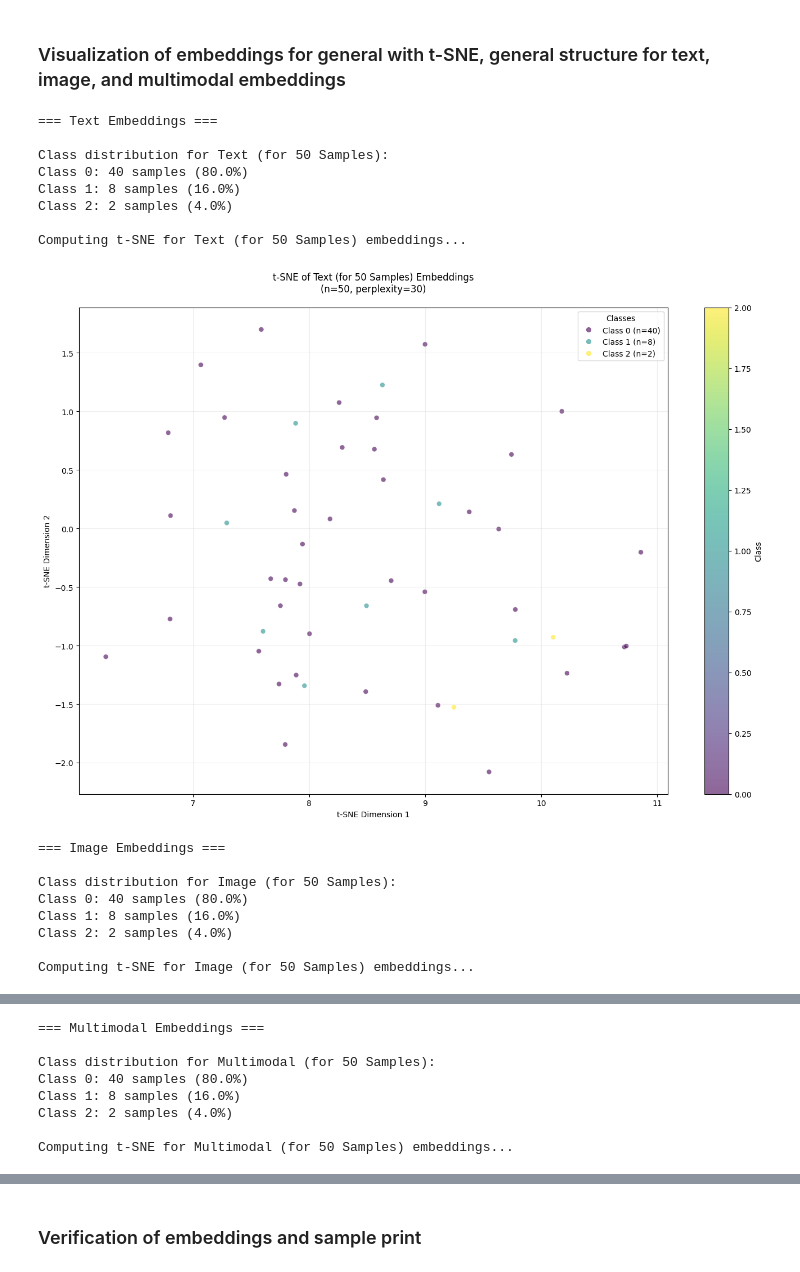
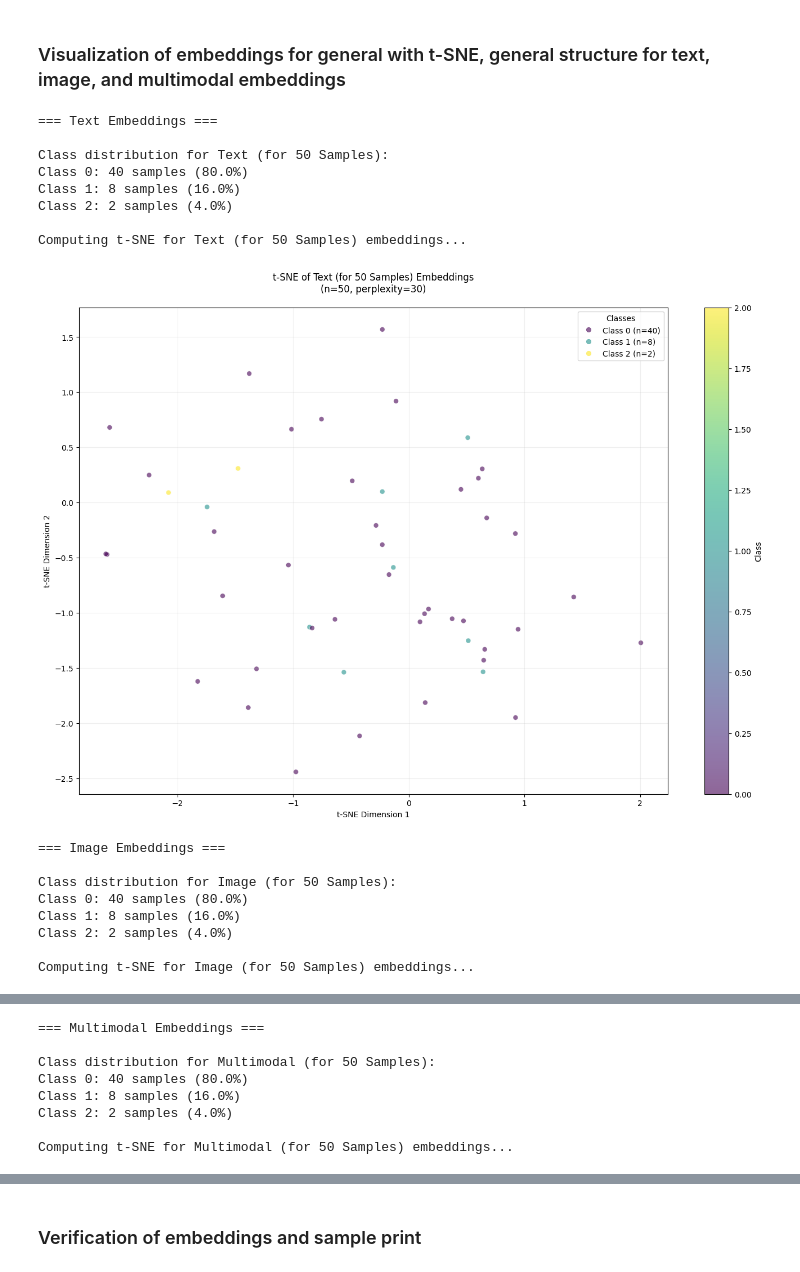
Before and after one commit to abhiverse01/hatespeech-multimodal-detection, a Jupyter notebook: notebooks/5_multimodal_dataset_embeddings.ipynb, the cells around one changed output, grey strips where cells are left out. Drawn from its saved outputs; the diff is of its cells as text; code cells hidden in the pictures.

```diff
--- a/notebooks/5_multimodal_dataset_embeddings.ipynb
+++ b/notebooks/5_multimodal_dataset_embeddings.ipynb
@@ -24,11 +27,36 @@ class Config:
 
 os.makedirs(Config.embed_save_dir, exist_ok=True)
+# %%
+# Using the MultiModalDataset class defined in the notebook 4
+class MultiModalDataset(Dataset):
+    def __init__(self, dataframe):
+        self.dataframe = dataframe
+
+    def __len__(self):
+        return len(self.dataframe)
+
+    def __getitem__(self, idx):
+        row = self.dataframe.iloc[idx]
+
+        # Load pre-saved tensors from files
+        input_ids = torch.load(os.path.join("dataset", row["input_ids"])).squeeze(0)
+        attention_mask = torch.load(os.path.join("dataset", row["attention_mask"])).squeeze(0)
+
+        # Load image
+        image = torch.load(row["transformed_image_path"])
+
+        # Labels
+        labels = torch.tensor(row["labels"], dtype=torch.float)
+
+        return input_ids, attention_mask, image, labels
 # %% [markdown]
 ## Loading transformed dataset
 # %%
 # Load prepared dataset
 clean_data = pd.read_csv("dataset/dataset_transformed.csv")
-clean_data["labels"] = clean_data["labels"].apply(eval)  # Convert string to list
+clean_data["transformed_image_path"] = clean_data["transformed_image_path"].str.replace("\\", "/", regex=False)  # Critical fix
+clean_data["labels"] = clean_data["labels"].apply(eval)
+
 
 # Verify data
 print(f"Dataset size: {len(clean_data)}")
@@ -45,12 +73,11 @@ Dataset size: 50
 ## Initializing embedding models
 # %%
 # Initialize models
-tokenizer = BertTokenizer.from_pretrained('bert-base-uncased')
 text_encoder = BertModel.from_pretrained('bert-base-uncased').to(Config.device)
 image_encoder = resnet50(pretrained=True)
 image_encoder = torch.nn.Sequential(*(list(image_encoder.children())[:-1])).to(Config.device)
 
-# Freeze models
+# Freeze with device awareness
 for model in [text_encoder, image_encoder]:
     model.eval()
     for param in model.parameters():
@@ -87,2 +157,11 @@ def generate_embeddings(text, image_path):
+# %%
+# Dataloader setup from Notebook 4
+
+dataset = MultiModalDataset(clean_data)
+dataloader = DataLoader(
+    dataset,
+    batch_size=Config.batch_size,
+    shuffle=False,  # Critical for ordered saving
+)
 # %% [markdown]
 ### saving embeddings final
@@ -192,35 +355,35 @@ def plot_embeddings(embeddings, labels, title, n_samples=1000, perplexity=30):
     plt.tight_layout()
     plt.show()
 
 # Load and visualize added with error handling
 try:
 
-    sample_data = torch.load(f"{Config.embed_save_dir}embeddings_final.pt")
+    sample_data = torch.load(f"{Config.embed_save_dir}embeddings_0000_50samples.pt")
 
     # Visualize with enhanced function
     print("=== Text Embeddings ===")
     plot_embeddings(sample_data['text'], sample_data['labels'], "Text (for 50 Samples)")
 
     print("\n=== Image Embeddings ===")
     plot_embeddings(sample_data['image'], sample_data['labels'], "Image (for 50 Samples)")
 
     print("\n=== Multimodal Embeddings ===")
     plot_embeddings(sample_data['multimodal'], sample_data['labels'], "Multimodal (for 50 Samples)")
 
 except FileNotFoundError:
     print("Error: Embeddings file not found. Please generate embeddings first.")
 except Exception as e:
     print(f"An error occurred during visualization: {str(e)}")
 # %% [output]
 === Text Embeddings ===
 
 Class distribution for Text (for 50 Samples):
 Class 0: 40 samples (80.0%)
 Class 1: 8 samples (16.0%)
 Class 2: 2 samples (4.0%)
 
 Computing t-SNE for Text (for 50 Samples) embeddings...
-[figure, old version]
+[figure, new version]
 === Image Embeddings ===
 
 Class distribution for Image (for 50 Samples):
```
Also changed, not shown: parts of 12 cells of this notebook, 7 other files.
